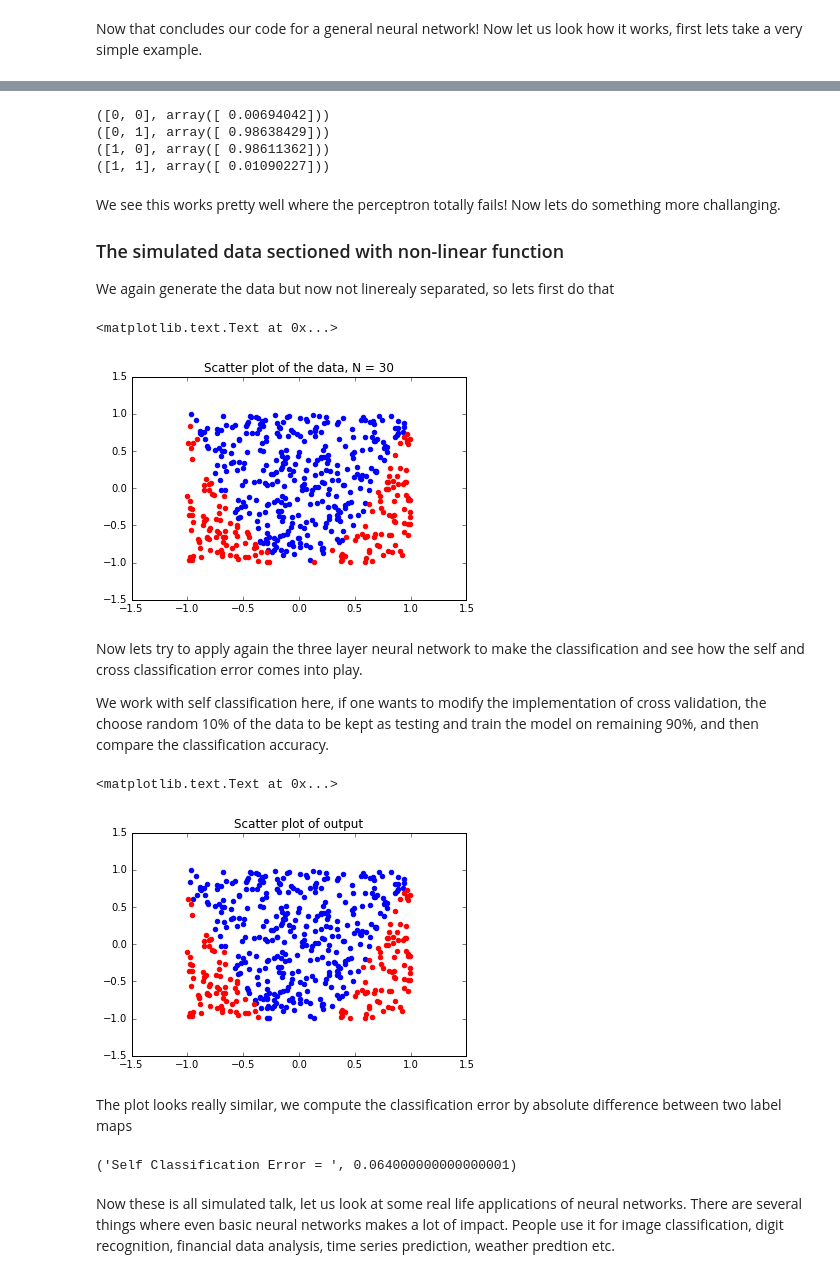
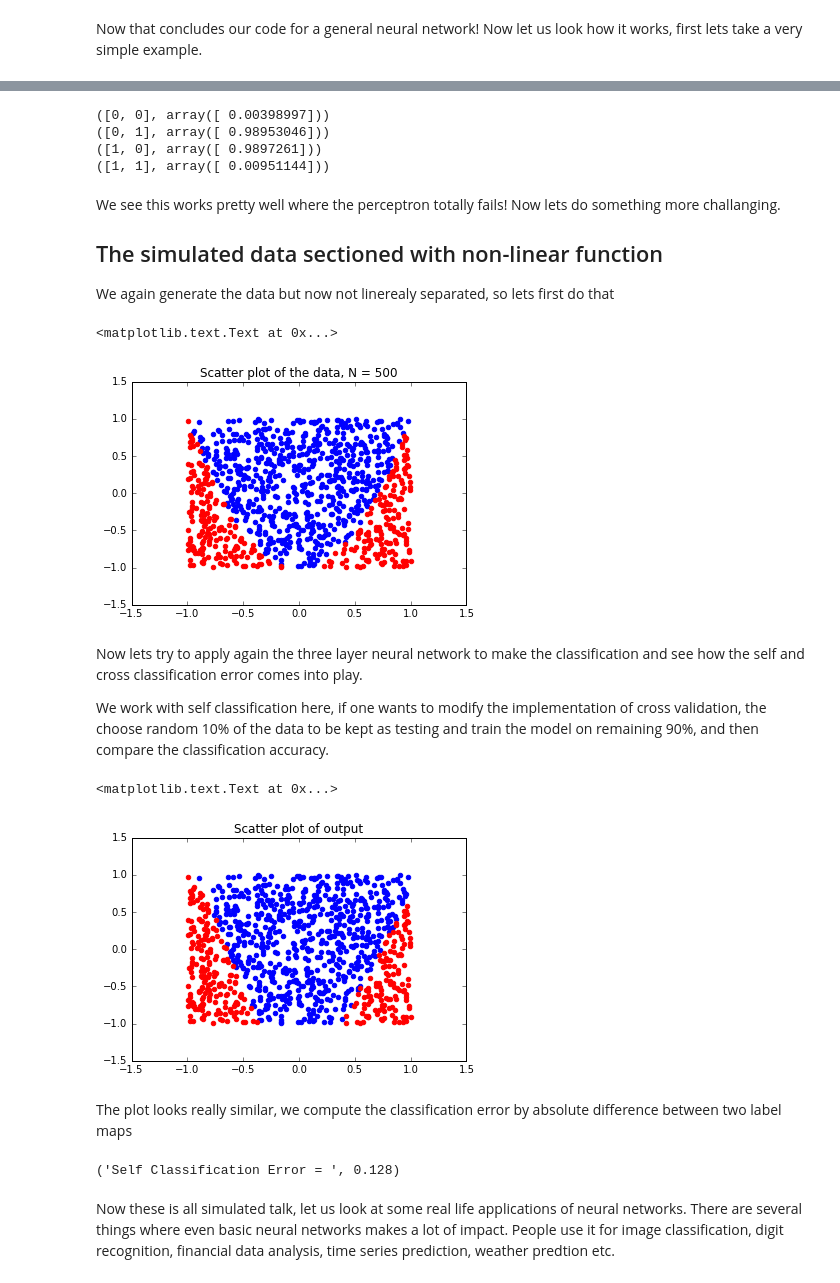
Before and after one commit to riddhishb/ipython-notebooks, a Jupyter notebook: Neural Network/Neural network.ipynb, the cells around one changed output, grey strips where cells are left out. Drawn from its saved outputs; the diff is of its cells as text; code cells hidden in the pictures.

```diff
--- a/Neural Network/Neural network.ipynb
+++ b/Neural Network/Neural network.ipynb
@@ -283,6 +286,12 @@ def tanh(x):
 def tanh_derv(x):
     # work the math out
     return 1.0 - np.tanh(x)**2
+
+def sigmoid(x):
+    return 1/(1 + np.exp(-x))
+
+def sigmoid_derv(x):
+    return sigmoid(x)*(1-sigmoid(x))
 # %% [markdown]
 Now lets start with the class definition
 # %% [markdown]
@@ -295,13 +304,19 @@ $$\textbf{w}^{(\tau + 1)} = \textbf{w}^{(\tau)} - \eta \nabla E_n(\textbf{w}^{(\
 So now using the above information we can substitute the value of the gradient we found by back propogation in the stochastic gradient equation. This is what we will use to write the training function for the class.
 # %%
 class neural_network:
-    def __init__(self, layers):
+    def __init__(self, layers, actfn):
         """
         layers: A list containing the number of units in each layer.
                 Should be at least two values (this also includes the input layer)
+        actfn : String to select the type of activation function
         """
-        self.act_fn = tanh # the activation function of the hidden layers
-        self.act_fn_derv = tanh_derv # the derivative of the activation function of the hidden layers
+        if actfn == 'tanh':
+            self.act_fn = tanh # the activation function of the hidden layers
+            self.act_fn_derv = tanh_derv # the derivative of the activation function of the hidden layers
+        if actfn == 'sigmoid':
+            self.act_fn = sigmoid # the activation function of the hidden layers
+            self.act_fn_derv = sigmoid_derv # the derivative of the activation function of the hidden layers
+
         self.weights = [] # list of the weights
         # now we need to initialize these weights
         # We have to keep in mind that every layer except for the output will have one extra bias unit
@@ -399,7 +414,7 @@ So we have a three(input - hidden - output) layer neural network for solving the
 <figcaption><center>Fig3. - XOR Logical function and gate</center></figcaption>
 </figure>
 # %%
-nn = neural_network([2,2,1])
+nn = neural_network([2,2,1], 'tanh')
 inputs = np.array([[0, 0], [0, 1], [1, 0], [1, 1]])
 targets = np.array([0, 1, 1, 0])
 
@@ -408,18 +423,18 @@ nn.train(inputs, targets)
 for i in [[0, 0], [0, 1], [1, 0], [1,1]]:
     print(i,nn.predict_out(i))
 # %% [output]
-([0, 0], array([ 0.00694042]))
-([0, 1], array([ 0.98638429]))
-([1, 0], array([ 0.98611362]))
-([1, 1], array([ 0.01090227]))
+([0, 0], array([ 0.00398997]))
+([0, 1], array([ 0.98953046]))
+([1, 0], array([ 0.9897261]))
+([1, 1], array([ 0.00951144]))
 # %% [markdown]
 We see this works pretty well where the perceptron totally fails! Now lets do something more challanging.
 
-### The simulated data sectioned with non-linear function
+## The simulated data sectioned with non-linear function
 
 We again generate the data but now not linerealy separated, so lets first do that
 # %%
-N = 500
+N = 1000
 x = np.zeros(N, dtype=np.float64)
 y = np.zeros(N, dtype=np.float64)
 for k in range(N):
@@ -452,39 +467,39 @@ plt.scatter(xb, yb, color = 'r')
 plt.title('Scatter plot of the data, N = 500')
 # %% [output]
 <matplotlib.text.Text at 0x...>
-[figure, old version]
+[figure, new version]
 # %% [markdown]
 Now lets try to apply again the three layer neural network to make the classification and see how the self and cross classification error comes into play.
 
 We work with self classification here, if one wants to modify the implementation of cross validation, the choose random 10% of the data to be kept as testing and train the model on remaining 90%, and then compare the classification accuracy.
 # %%
-nn = neural_network([2, 2, 1])
+nn = neural_network([2, 2, 1], 'tanh')
 inputs = np.zeros([N, 2])
 inputs[:,0] = x
 inputs[:,1] = y
-nn.train(inputs, label)
+nn.train(inputs, label, eta = 0.05)
 labelout = np.ones(N)
 xao = []
 yao = []
 xbo = []
 ybo = []
 for i in range(N):
     out = nn.predict_out(inputs[i,:])
     if(out > 0):
         xao.append(inputs[i,0])
         yao.append(inputs[i,1])
     else:
         xbo.append(inputs[i,0])
         ybo.append(inputs[i,1])
         labelout[i] = -1
 
 plt.scatter(xao, yao, color = 'b')
 plt.hold(True)
 plt.scatter(xbo, ybo, color = 'r')
 plt.title('Scatter plot of output')
 # %% [output]
 <matplotlib.text.Text at 0x...>
-[figure, old version]
+[figure, new version]
 # %% [markdown]
 The plot looks really similar, we compute the classification error by absolute difference between two label maps
 # %%
@@ -493,6 +508,6 @@ err = np.sum(np.abs(label - labelout))
 err = err / len(label)
 print('Self Classification Error = ', err)
 # %% [output]
-('Self Classification Error = ', 0.064000000000000001)
+('Self Classification Error = ', 0.128)
 # %% [markdown]
 Now these is all simulated talk, let us look at some real life applications of neural networks. There are several things where even basic neural networks makes a lot of impact. People use it for image classification, digit recognition, financial data analysis, time series prediction, weather predtion etc.
```
Also changed, not shown: parts of 20 cells of this notebook.
